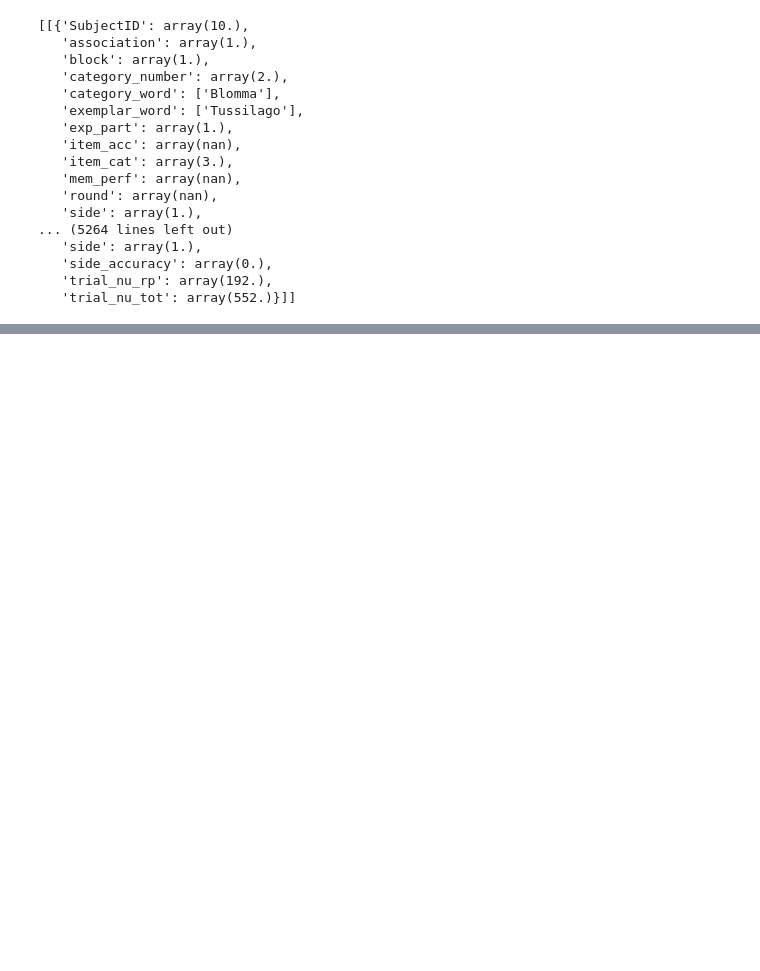
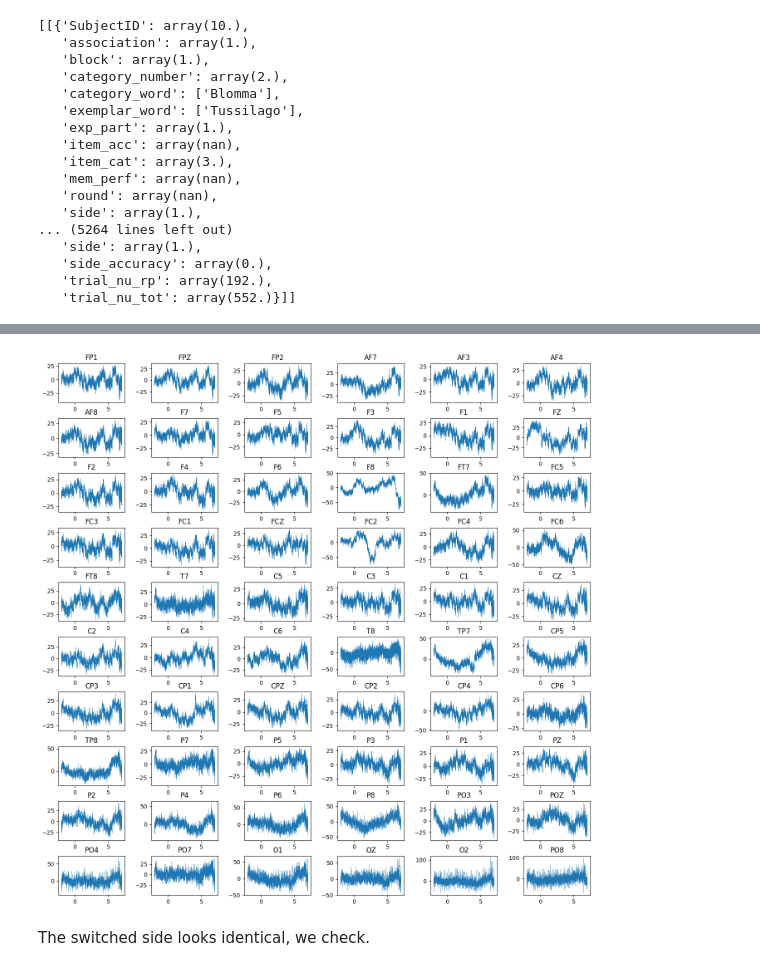
Before and after one commit to duedahl/LU_EEG_Classification, a Jupyter notebook: DataExploration.ipynb, the cells around one changed output, grey strips where cells are left out. Cells and saved outputs as stored; diff of their text form; code cells hidden in the pictures; blank space fills up the shorter version.

```diff
--- a/DataExploration.ipynb
+++ b/DataExploration.ipynb
@@ -70,0 +88,17 @@ data["trialinfo"] # Meta information for each trial
+# %%
+# Plot of data from very first electrode from first measurement in the "trial_switched_side" data section
+fig, ax = plt.subplots(10,6)
+for i in range(60):
+    ax[i//6][i%6].plot(data["time"][0],data["trial_switched_side"][0][i],linewidth=0.3)
+    ax[i//6][i%6].set_title(data["label"][i][0])
+fig.set_size_inches(w=16,h=16)
+plt.subplots_adjust(left=0.1,
+                    bottom=0.1,
+                    right=0.9,
+                    top=0.9,
+                    wspace=0.4,
+                    hspace=0.4)
+# %% [output]
+[figure, added]
+# %% [markdown]
+The switched side looks identical, we check.
```
Also changed, not shown: parts of 8 cells of this notebook.
